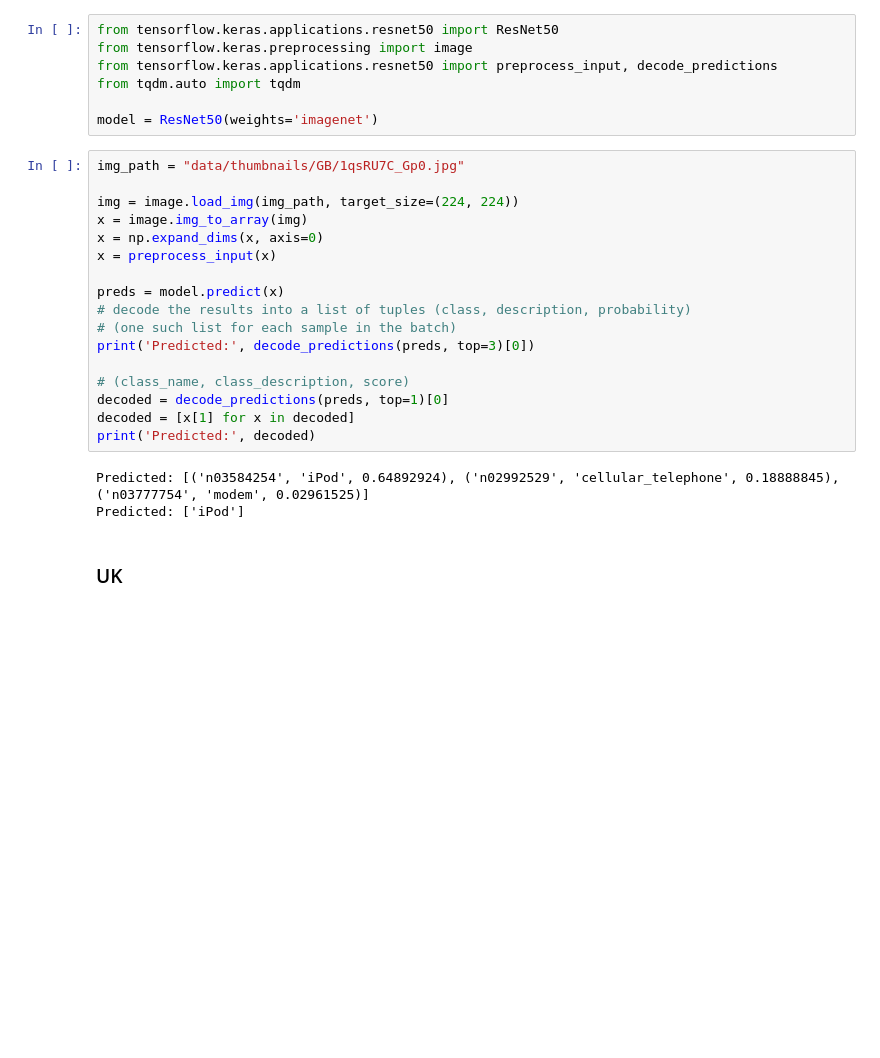
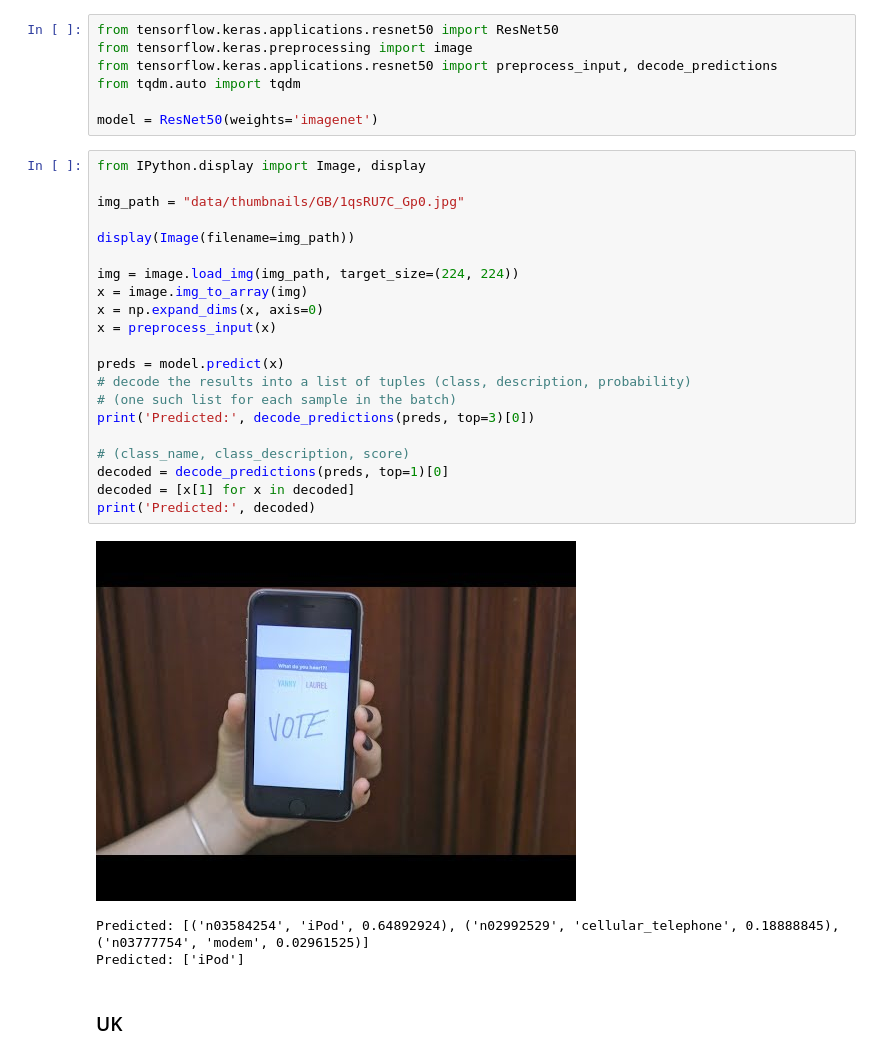
Before and after one commit to Southeaven/PED, a Jupyter notebook: ch1.ipynb, the cells around one changed output. Drawn from its saved outputs; the diff is of its cells as text; blank space fills up the shorter version.

Commit message:
Display example image

```diff
--- a/ch1.ipynb
+++ b/ch1.ipynb
@@ -772,23 +772,28 @@ from tqdm.auto import tqdm
 
 model = ResNet50(weights='imagenet')
 # %%
+from IPython.display import Image, display
+
 img_path = "data/thumbnails/GB/1qsRU7C_Gp0.jpg"
+
+display(Image(filename=img_path))
 
 img = image.load_img(img_path, target_size=(224, 224))
 x = image.img_to_array(img)
 x = np.expand_dims(x, axis=0)
 x = preprocess_input(x)
 
 preds = model.predict(x)
 # decode the results into a list of tuples (class, description, probability)
 # (one such list for each sample in the batch)
 print('Predicted:', decode_predictions(preds, top=3)[0])
 
 # (class_name, class_description, score)
 decoded = decode_predictions(preds, top=1)[0]
 decoded = [x[1] for x in decoded]
 print('Predicted:', decoded)
 # %% [output]
+[figure, added]
 Predicted: [('n03584254', 'iPod', 0.64892924), ('n02992529', 'cellular_telephone', 0.18888845), ('n03777754', 'modem', 0.02961525)]
 Predicted: ['iPod']
 # %% [markdown]
```
